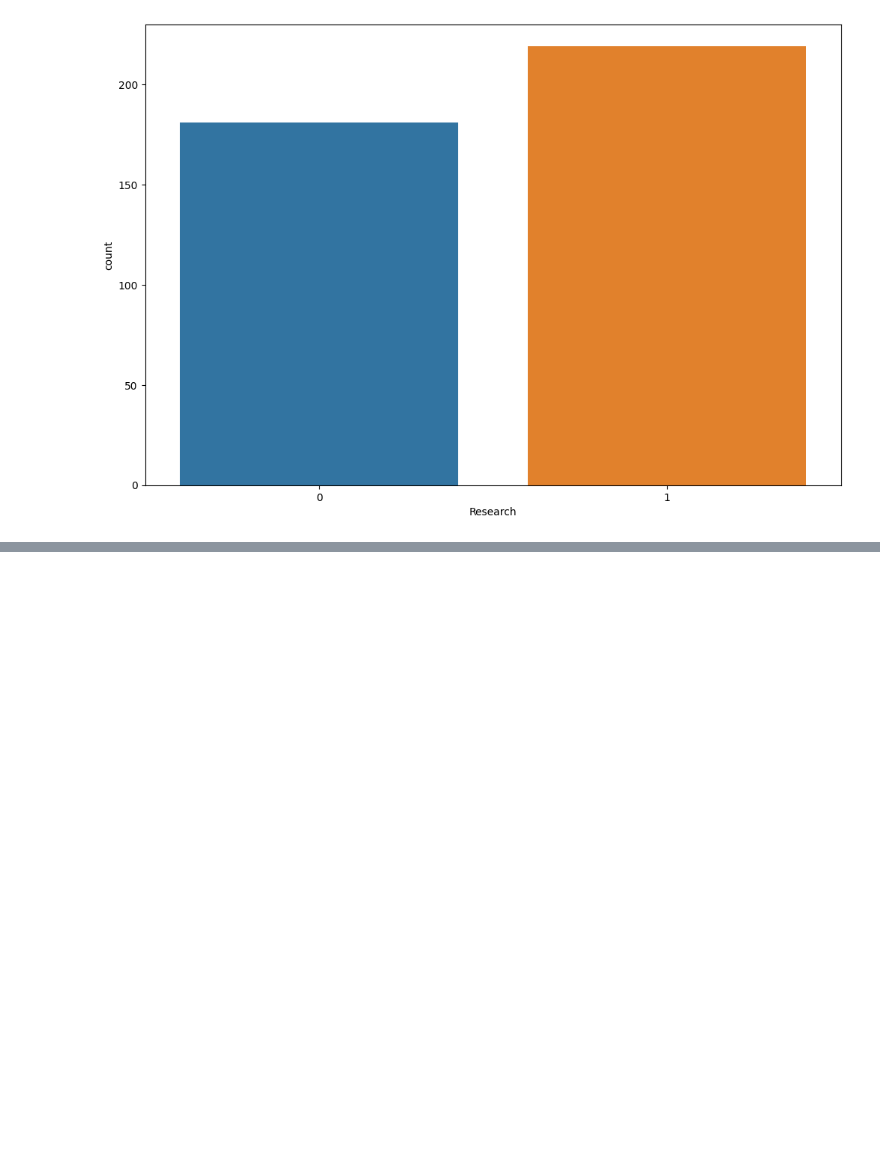
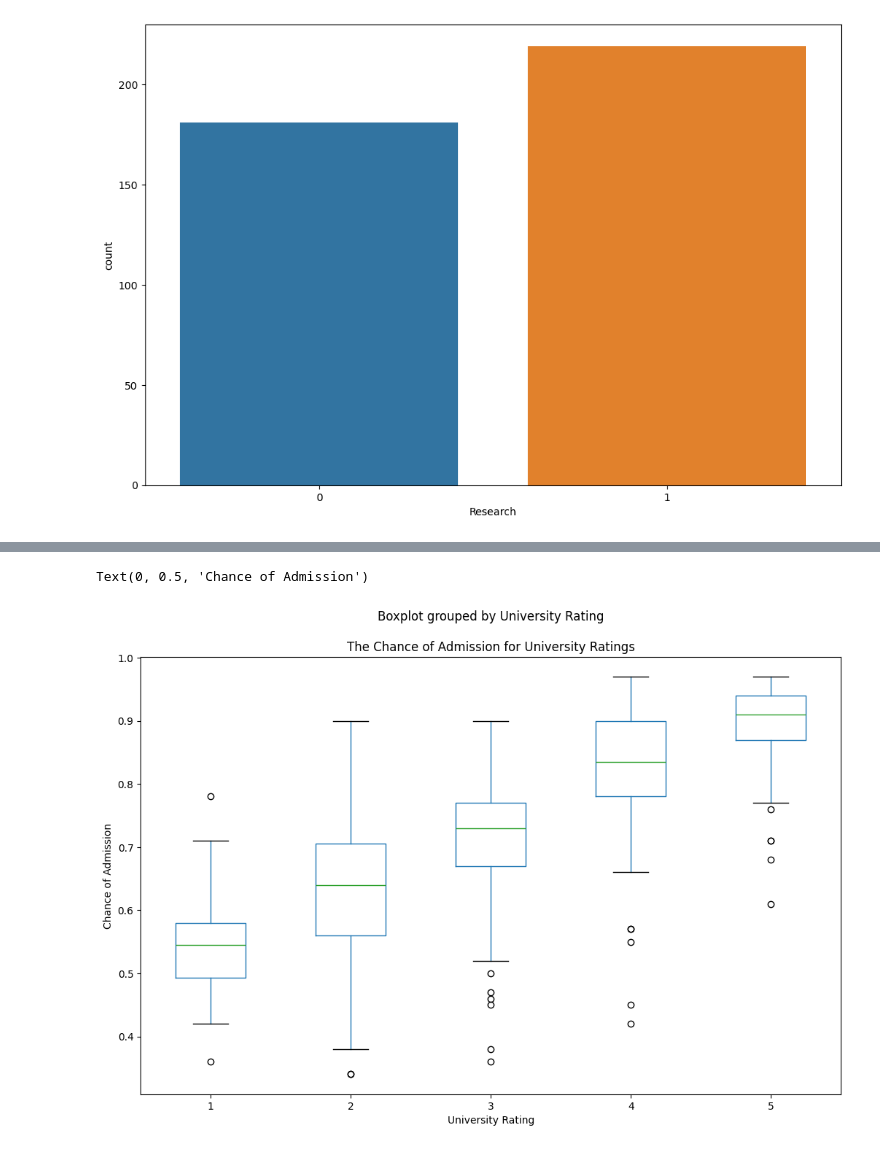
Before and after one commit to penscola/Graduate-Admissions, a Jupyter notebook: code/graduate-admision.ipynb, the cells around one changed output, grey strips where cells are left out. Cells and saved outputs as stored; diff of their text form; code cells hidden in the pictures; blank space fills up the shorter version.

```diff
--- a/code/graduate-admision.ipynb
+++ b/code/graduate-admision.ipynb
@@ -112,0 +139,8 @@ plt.show()
+# %%
+df.boxplot(column='Chance of Admit ',by='University Rating',grid=False,figsize=(12,8))
+plt.title('The Chance of Admission for University Ratings')
+plt.xlabel('University Rating')
+plt.ylabel('Chance of Admission')
+# %% [output]
+Text(0, 0.5, 'Chance of Admission')
+[figure, added]
```
Also changed, not shown: parts of 16 cells of this notebook, 1 other file.
